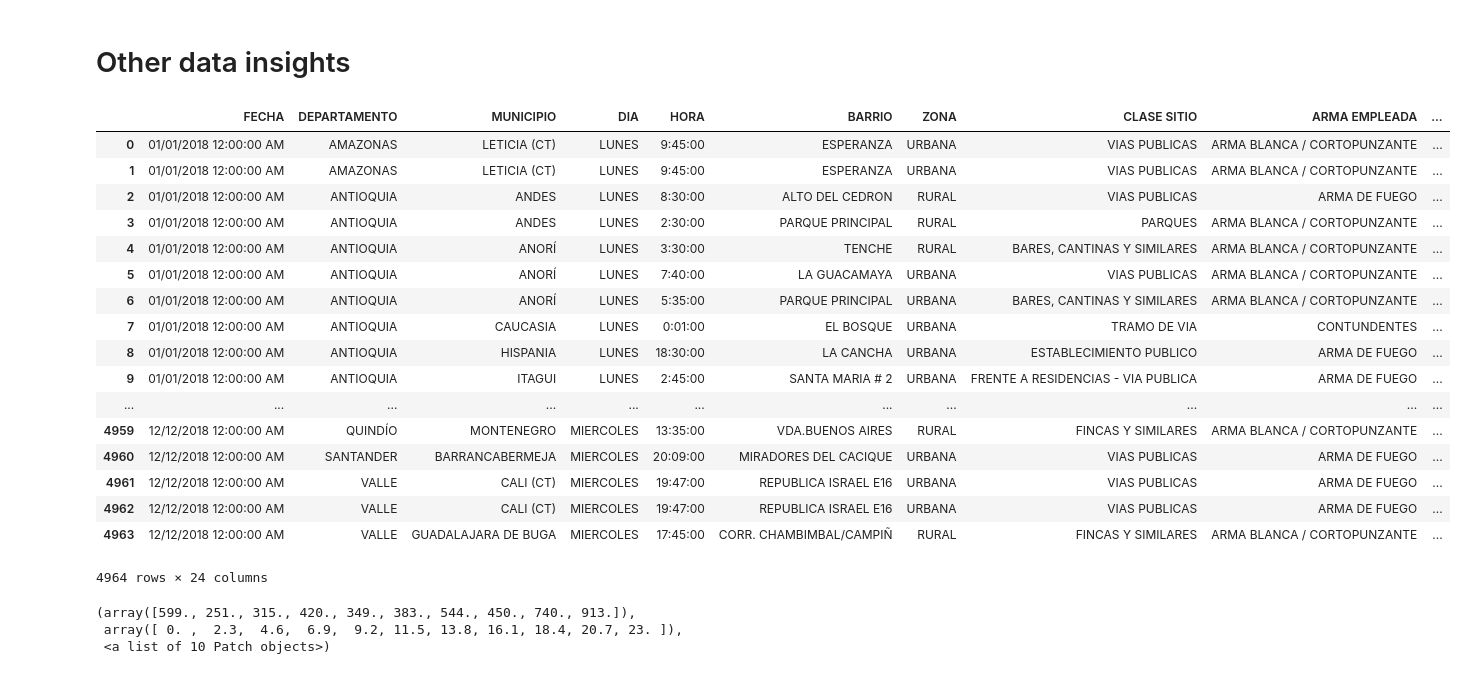
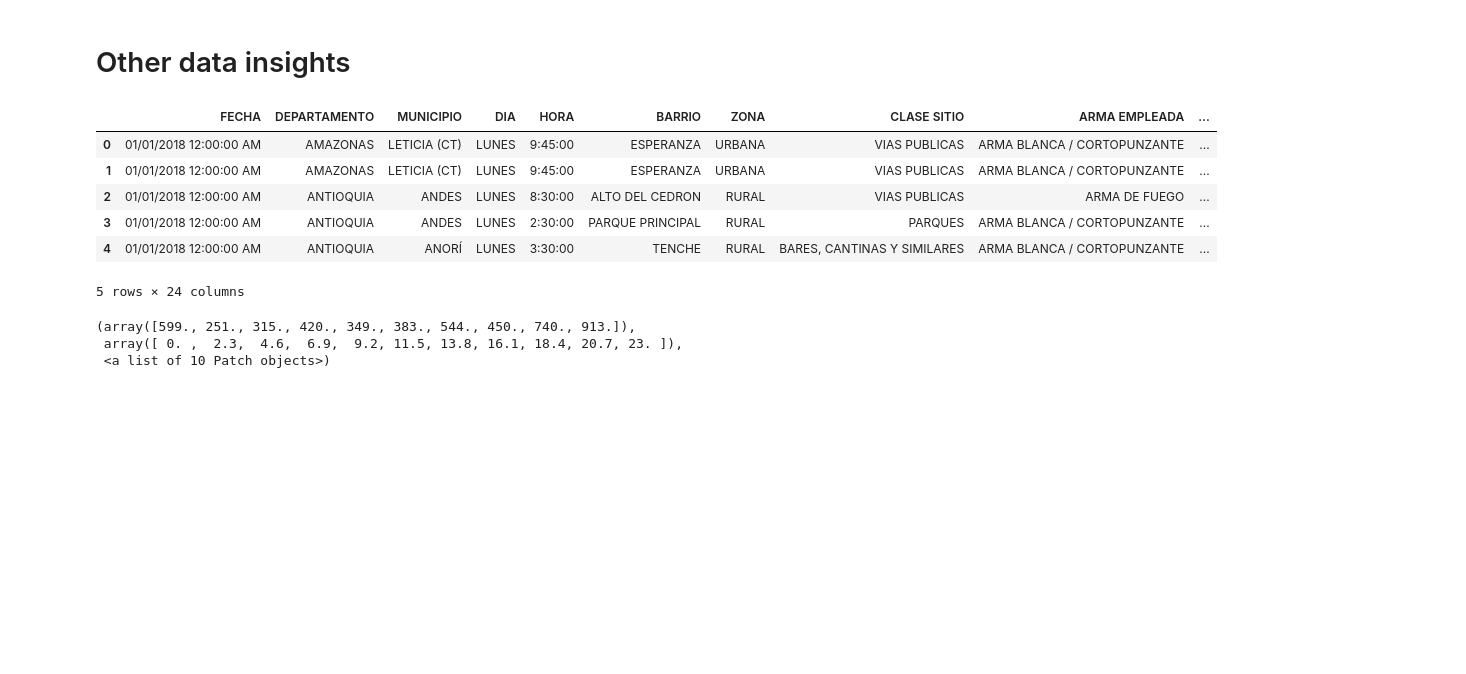
Before and after one commit to dazufecar87/Data_Scientist_Test, a Jupyter notebook: Data_Science_Test_Final2.ipynb, the cells around one changed output. Saved outputs shown, nothing was run; the diff lists cells and outputs as text; code cells hidden in the pictures; blank space fills up the shorter version.

```diff
--- a/Data_Science_Test_Final2.ipynb
+++ b/Data_Science_Test_Final2.ipynb
@@ -185,27 +121,15 @@ Name: BARRIO, dtype: int64
 # %%
 clase = pd.cut(homicidios_2018['HORA_'],4).cat.codes.rename('class')
 Z2 = pd.concat([homicidios_2018,clase],axis=1)
-Z2
-#sns.pairplot(Z2,hue='class')
+Z2.head()
 # %% [output]
 |  | FECHA | DEPARTAMENTO | MUNICIPIO | DIA | HORA | BARRIO | ZONA | CLASE SITIO | ARMA EMPLEADA | ... |
 | 0 | 01/01/2018 12:00:00 AM | AMAZONAS | LETICIA (CT) | LUNES | 9:45:00 | ESPERANZA | URBANA | VIAS PUBLICAS | ARMA BLANCA / CORTOPUNZANTE | ... |
 | 1 | 01/01/2018 12:00:00 AM | AMAZONAS | LETICIA (CT) | LUNES | 9:45:00 | ESPERANZA | URBANA | VIAS PUBLICAS | ARMA BLANCA / CORTOPUNZANTE | ... |
 | 2 | 01/01/2018 12:00:00 AM | ANTIOQUIA | ANDES | LUNES | 8:30:00 | ALTO DEL CEDRON | RURAL | VIAS PUBLICAS | ARMA DE FUEGO | ... |
 | 3 | 01/01/2018 12:00:00 AM | ANTIOQUIA | ANDES | LUNES | 2:30:00 | PARQUE PRINCIPAL | RURAL | PARQUES | ARMA BLANCA / CORTOPUNZANTE | ... |
 | 4 | 01/01/2018 12:00:00 AM | ANTIOQUIA | ANORÍ | LUNES | 3:30:00 | TENCHE | RURAL | BARES, CANTINAS Y SIMILARES | ARMA BLANCA / CORTOPUNZANTE | ... |
-| 5 | 01/01/2018 12:00:00 AM | ANTIOQUIA | ANORÍ | LUNES | 7:40:00 | LA GUACAMAYA | URBANA | VIAS PUBLICAS | ARMA BLANCA / CORTOPUNZANTE | ... |
-| 6 | 01/01/2018 12:00:00 AM | ANTIOQUIA | ANORÍ | LUNES | 5:35:00 | PARQUE PRINCIPAL | URBANA | BARES, CANTINAS Y SIMILARES | ARMA BLANCA / CORTOPUNZANTE | ... |
-| 7 | 01/01/2018 12:00:00 AM | ANTIOQUIA | CAUCASIA | LUNES | 0:01:00 | EL BOSQUE | URBANA | TRAMO DE VIA | CONTUNDENTES | ... |
-| 8 | 01/01/2018 12:00:00 AM | ANTIOQUIA | HISPANIA | LUNES | 18:30:00 | LA CANCHA | URBANA | ESTABLECIMIENTO PUBLICO | ARMA DE FUEGO | ... |
-| 9 | 01/01/2018 12:00:00 AM | ANTIOQUIA | ITAGUI | LUNES | 2:45:00 | SANTA MARIA # 2 | URBANA | FRENTE A RESIDENCIAS - VIA PUBLICA | ARMA DE FUEGO | ... |
-| ... | ... | ... | ... | ... | ... | ... | ... | ... | ... | ... |
-| 4959 | 12/12/2018 12:00:00 AM | QUINDÍO | MONTENEGRO | MIERCOLES | 13:35:00 | VDA.BUENOS AIRES | RURAL | FINCAS Y SIMILARES | ARMA BLANCA / CORTOPUNZANTE | ... |
-| 4960 | 12/12/2018 12:00:00 AM | SANTANDER | BARRANCABERMEJA | MIERCOLES | 20:09:00 | MIRADORES DEL CACIQUE | URBANA | VIAS PUBLICAS | ARMA DE FUEGO | ... |
-| 4961 | 12/12/2018 12:00:00 AM | VALLE | CALI (CT) | MIERCOLES | 19:47:00 | REPUBLICA ISRAEL E16 | URBANA | VIAS PUBLICAS | ARMA DE FUEGO | ... |
-| 4962 | 12/12/2018 12:00:00 AM | VALLE | CALI (CT) | MIERCOLES | 19:47:00 | REPUBLICA ISRAEL E16 | URBANA | VIAS PUBLICAS | ARMA DE FUEGO | ... |
-| 4963 | 12/12/2018 12:00:00 AM | VALLE | GUADALAJARA DE BUGA | MIERCOLES | 17:45:00 | CORR. CHAMBIMBAL/CAMPIÑ | RURAL | FINCAS Y SIMILARES | ARMA BLANCA / CORTOPUNZANTE | ... |
-4964 rows × 24 columns
+5 rows × 24 columns
 # %%
 plt.hist(Z2['HORA_'])
 # %% [output]
```
Also changed, not shown: parts of 11 cells of this notebook, 1 other file.
